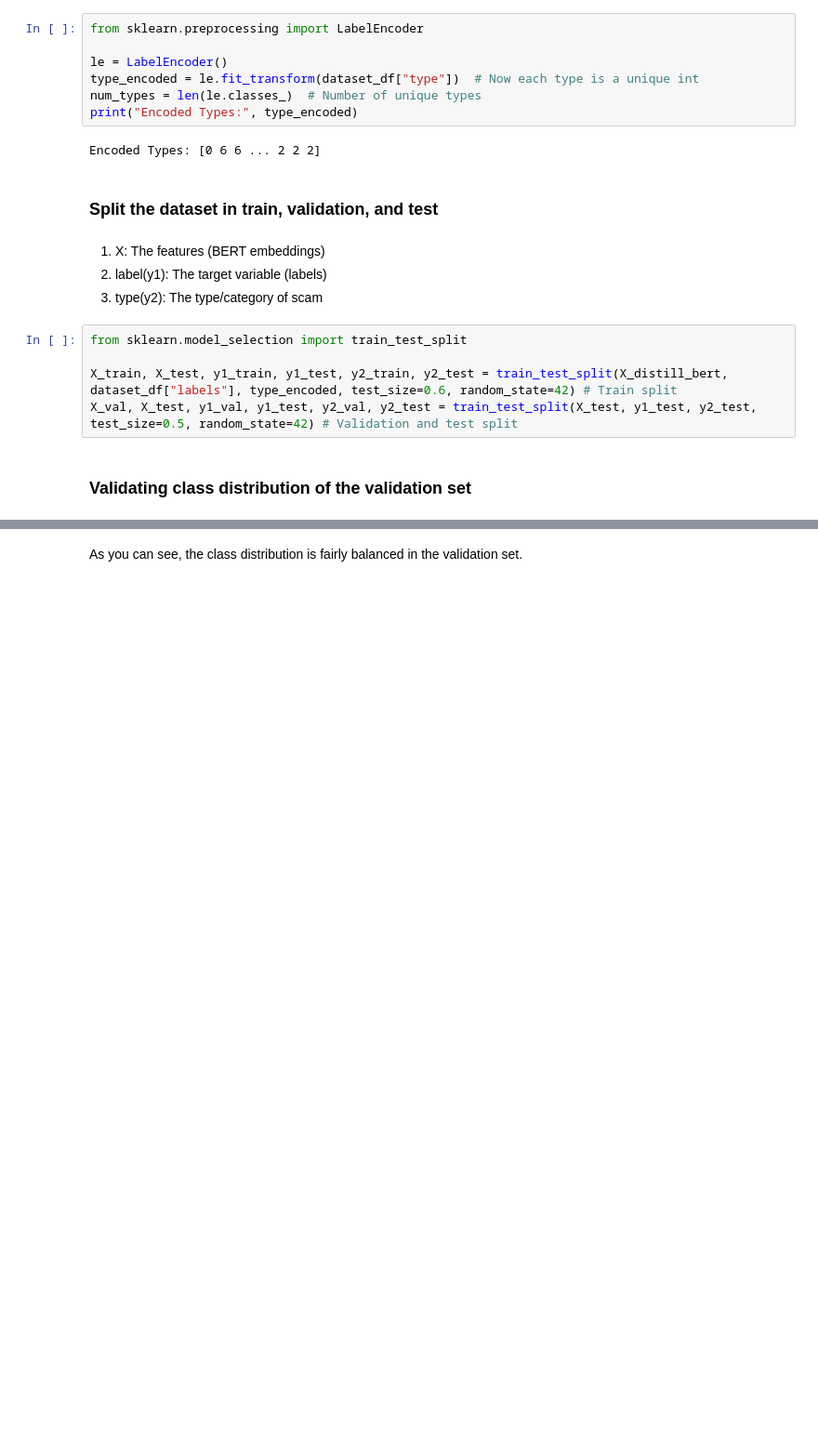
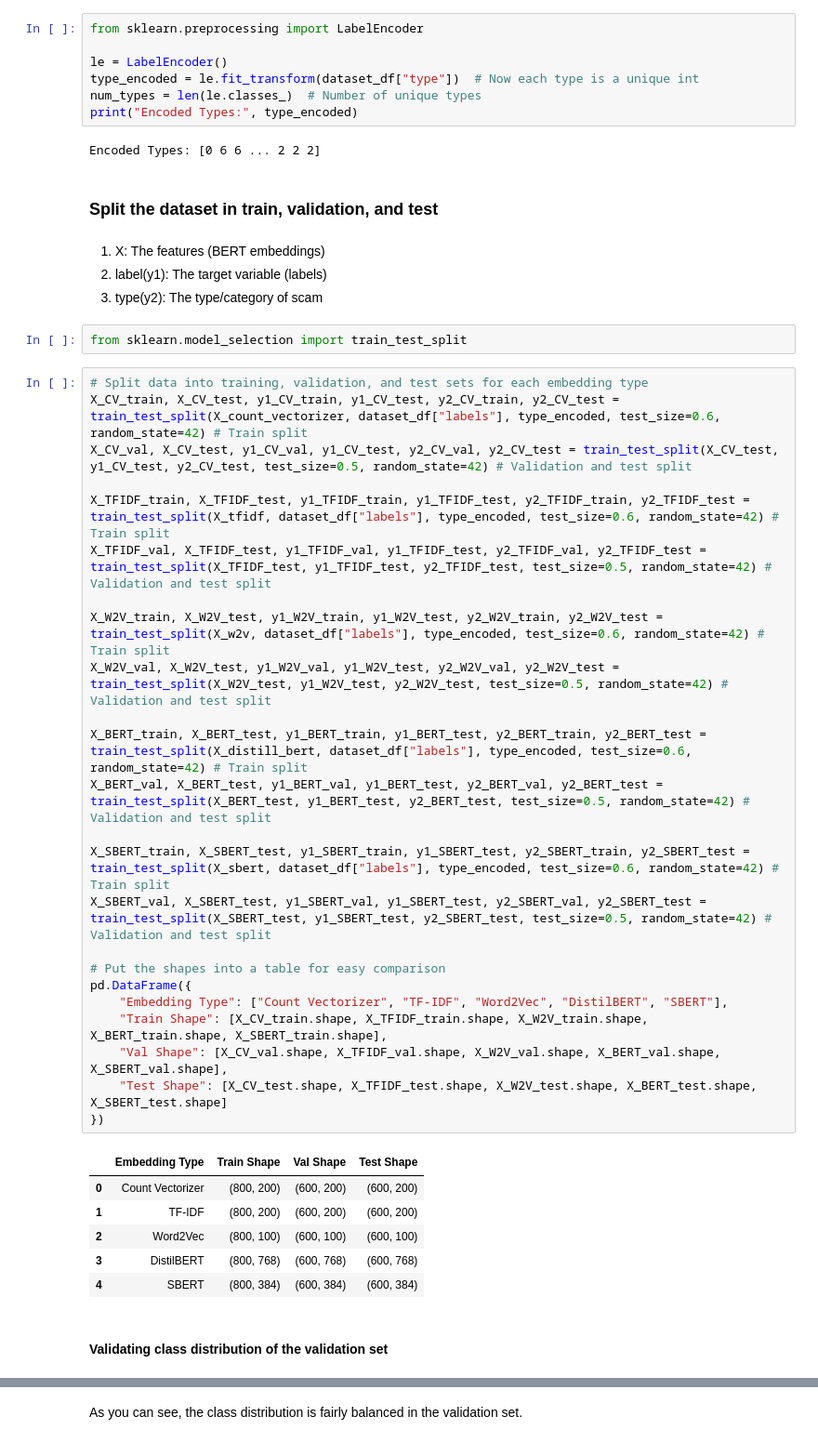
Before and after one commit to junxianyong/INF2008_P1-08, a Jupyter notebook: scam_detection/scam_detection.ipynb, the cells around one changed output, grey strips where cells are left out. Shown at 93% size. Saved outputs shown, nothing was run; the diff lists cells and outputs as text; blank space fills up the shorter version.

```diff
--- a/scam_detection/scam_detection.ipynb
+++ b/scam_detection/scam_detection.ipynb
@@ -339,11 +373,39 @@ Encoded Types: [0 6 6 ... 2 2 2]
 1. X: The features (BERT embeddings)
 2. label(y1): The target variable (labels)
 3. type(y2): The type/category of scam
-# %%
-from sklearn.model_selection import train_test_split
-
-X_train, X_test, y1_train, y1_test, y2_train, y2_test = train_test_split(X_distill_bert, dataset_df["labels"], type_encoded, test_size=0.6, random_state=42) # Train split
-X_val, X_test, y1_val, y1_test, y2_val, y2_test = train_test_split(X_test, y1_test, y2_test, test_size=0.5, random_state=42) # Validation and test split
+# %%
+from sklearn.model_selection import train_test_split
+# %%
+# Split data into training, validation, and test sets for each embedding type
+X_CV_train, X_CV_test, y1_CV_train, y1_CV_test, y2_CV_train, y2_CV_test = train_test_split(X_count_vectorizer, dataset_df["labels"], type_encoded, test_size=0.6, random_state=42) # Train split
+X_CV_val, X_CV_test, y1_CV_val, y1_CV_test, y2_CV_val, y2_CV_test = train_test_split(X_CV_test, y1_CV_test, y2_CV_test, test_size=0.5, random_state=42) # Validation and test split
+
+X_TFIDF_train, X_TFIDF_test, y1_TFIDF_train, y1_TFIDF_test, y2_TFIDF_train, y2_TFIDF_test = train_test_split(X_tfidf, dataset_df["labels"], type_encoded, test_size=0.6, random_state=42) # Train split
+X_TFIDF_val, X_TFIDF_test, y1_TFIDF_val, y1_TFIDF_test, y2_TFIDF_val, y2_TFIDF_test = train_test_split(X_TFIDF_test, y1_TFIDF_test, y2_TFIDF_test, test_size=0.5, random_state=42) # Validation and test split
+
+X_W2V_train, X_W2V_test, y1_W2V_train, y1_W2V_test, y2_W2V_train, y2_W2V_test = train_test_split(X_w2v, dataset_df["labels"], type_encoded, test_size=0.6, random_state=42) # Train split
+X_W2V_val, X_W2V_test, y1_W2V_val, y1_W2V_test, y2_W2V_val, y2_W2V_test = train_test_split(X_W2V_test, y1_W2V_test, y2_W2V_test, test_size=0.5, random_state=42) # Validation and test split
+
+X_BERT_train, X_BERT_test, y1_BERT_train, y1_BERT_test, y2_BERT_train, y2_BERT_test = train_test_split(X_distill_bert, dataset_df["labels"], type_encoded, test_size=0.6, random_state=42) # Train split
+X_BERT_val, X_BERT_test, y1_BERT_val, y1_BERT_test, y2_BERT_val, y2_BERT_test = train_test_split(X_BERT_test, y1_BERT_test, y2_BERT_test, test_size=0.5, random_state=42) # Validation and test split
+
+X_SBERT_train, X_SBERT_test, y1_SBERT_train, y1_SBERT_test, y2_SBERT_train, y2_SBERT_test = train_test_split(X_sbert, dataset_df["labels"], type_encoded, test_size=0.6, random_state=42) # Train split
+X_SBERT_val, X_SBERT_test, y1_SBERT_val, y1_SBERT_test, y2_SBERT_val, y2_SBERT_test = train_test_split(X_SBERT_test, y1_SBERT_test, y2_SBERT_test, test_size=0.5, random_state=42) # Validation and test split
+
+# Put the shapes into a table for easy comparison
+pd.DataFrame({
+    "Embedding Type": ["Count Vectorizer", "TF-IDF", "Word2Vec", "DistilBERT", "SBERT"],
+    "Train Shape": [X_CV_train.shape, X_TFIDF_train.shape, X_W2V_train.shape, X_BERT_train.shape, X_SBERT_train.shape],
+    "Val Shape": [X_CV_val.shape, X_TFIDF_val.shape, X_W2V_val.shape, X_BERT_val.shape, X_SBERT_val.shape],
+    "Test Shape": [X_CV_test.shape, X_TFIDF_test.shape, X_W2V_test.shape, X_BERT_test.shape, X_SBERT_test.shape]
+})
+# %% [output]
+|  | Embedding Type | Train Shape | Val Shape | Test Shape |
+| 0 | Count Vectorizer | (800, 200) | (600, 200) | (600, 200) |
+| 1 | TF-IDF | (800, 200) | (600, 200) | (600, 200) |
+| 2 | Word2Vec | (800, 100) | (600, 100) | (600, 100) |
+| 3 | DistilBERT | (800, 768) | (600, 768) | (600, 768) |
+| 4 | SBERT | (800, 384) | (600, 384) | (600, 384) |
 # %% [markdown]
-### Validating class distribution of the validation set
+#### Validating class distribution of the validation set
 # %%
```
Also changed, not shown: parts of 51 cells of this notebook.
